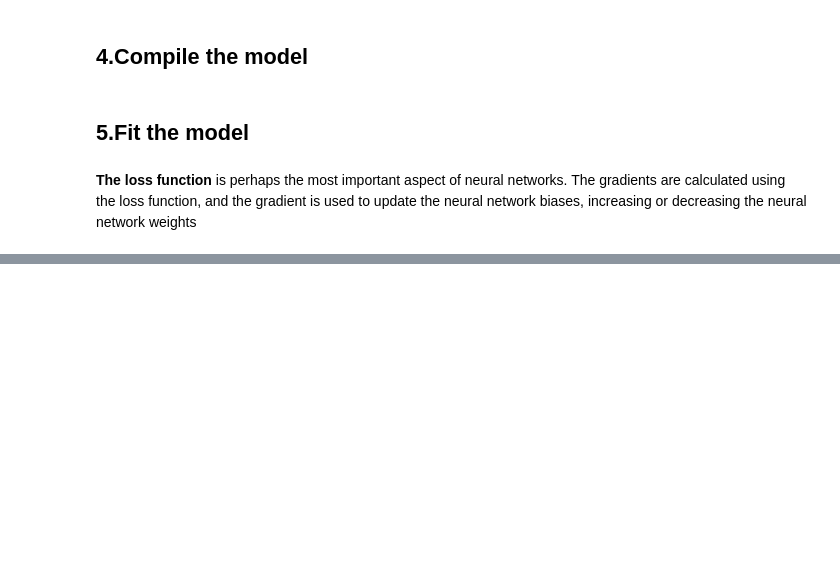
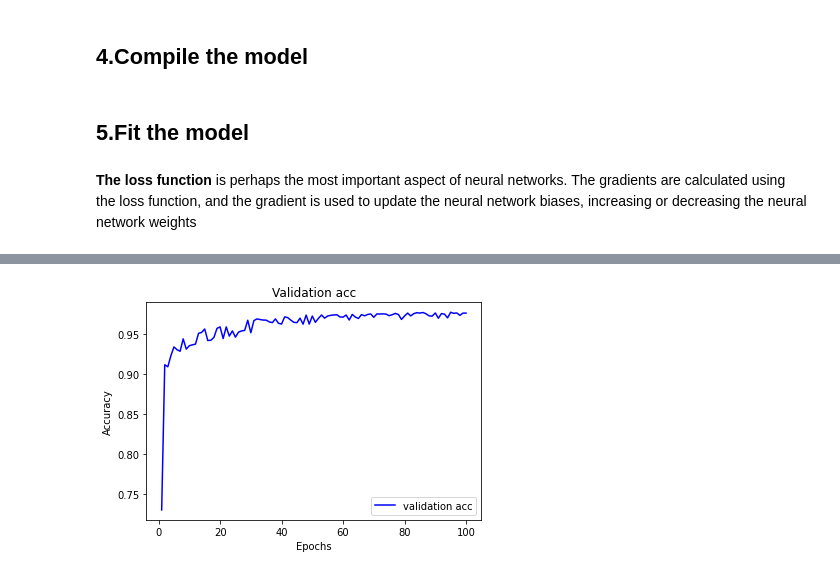
Before and after one commit to salforis/CNN-lstm, a Jupyter notebook: CNN_test.ipynb, the cells around one changed output, grey strips where cells are left out. Saved outputs shown, nothing was run; the diff lists cells and outputs as text; code cells hidden in the pictures; blank space fills up the shorter version.

```diff
--- a/CNN_test.ipynb
+++ b/CNN_test.ipynb
@@ -209,6 +209,26 @@ model.add(LeakyReLU(alpha=0.1))
 model.add(BatchNormalization())
 model.add(AveragePooling1D(pool_size=2))
 model.add(Dropout(0.2))
+#3em block
+model.add(Conv1D(128,kernel_size =5,padding="same",))
+model.add(LeakyReLU(alpha=0.1))
+model.add(BatchNormalization())
+model.add(AveragePooling1D(pool_size=2))
+model.add(Dropout(0.2))
+#4em block
+model.add(Conv1D(256,kernel_size =5,padding="same",))
+model.add(LeakyReLU(alpha=0.1))
+model.add(BatchNormalization())
+model.add(AveragePooling1D(pool_size=2))
+model.add(Dropout(0.2))
+#5em block
+model.add(Conv1D(512,kernel_size =5,padding="same",))
+model.add(LeakyReLU(alpha=0.1))
+model.add(BatchNormalization())
+model.add(AveragePooling1D(pool_size=2))
+model.add(Dropout(0.2))
+
+
 
 model.add(Flatten())
 model.add(Dense(units=30, activation="relu"))
@@ -239,7 +259,7 @@ _________________________________________________________________
 ## **4.Compile the model**
 # %%
 from tensorflow import keras
-opt = keras.optimizers.Adam(learning_rate=0.00005)
+opt = keras.optimizers.Adam(learning_rate=0.0001)
 model.compile(loss='binary_crossentropy',optimizer=opt,metrics=['accuracy',keras.metrics.Precision()])
 # %% [markdown]
 ## **5.Fit the model**
@@ -290,11 +312,13 @@ plt.show()
 # %%
 acc_val = history.history['val_accuracy']
 
 epochs = range(1,101)
 plt.plot(epochs, acc_val, 'b', label='validation acc')
 
 plt.title('Validation acc')
 plt.xlabel('Epochs')
-plt.ylabel('Loss')
+plt.ylabel('Accuracy')
 plt.legend()
 plt.show()
+# %% [output]
+[figure, added]
```
Also changed, not shown: parts of 3 cells of this notebook.
